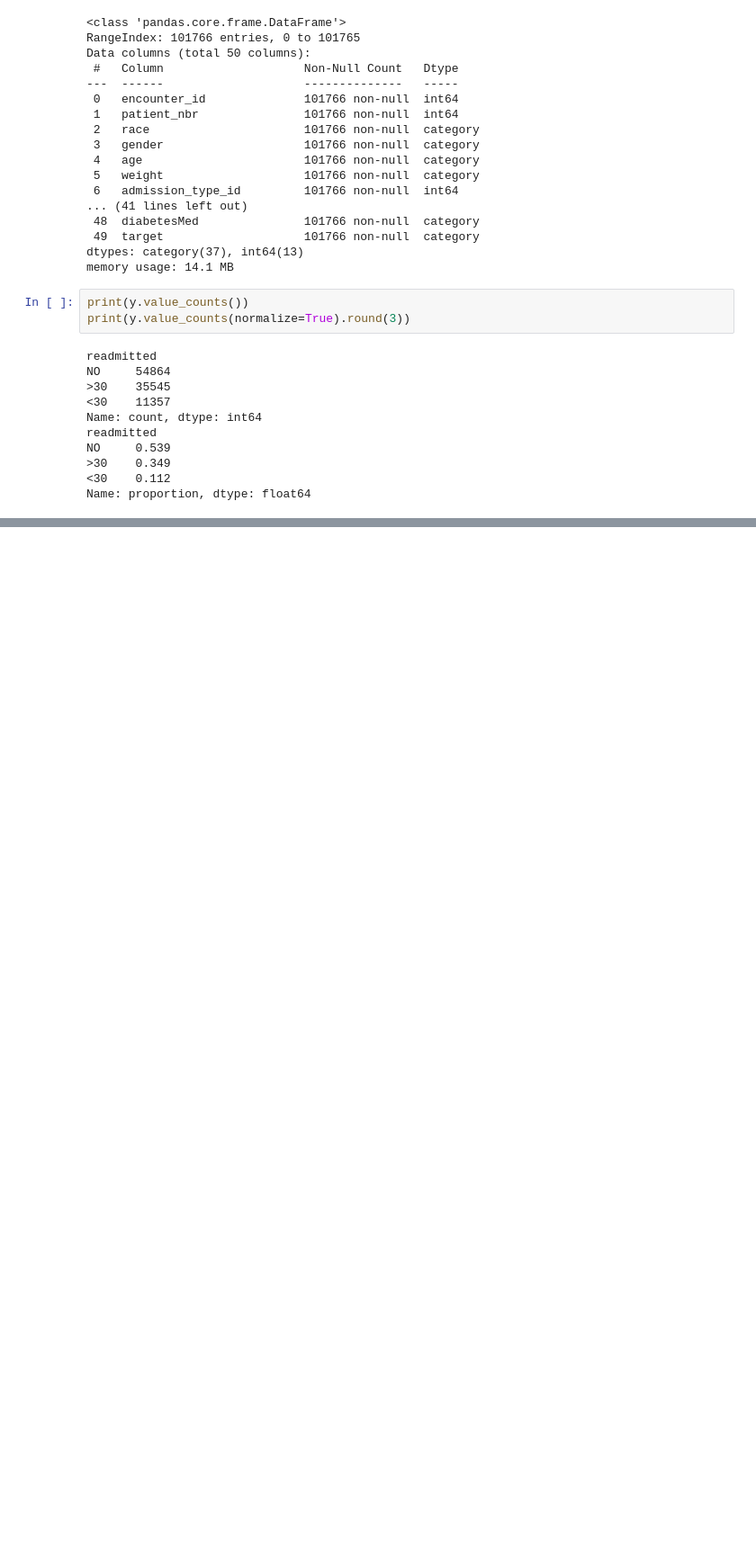
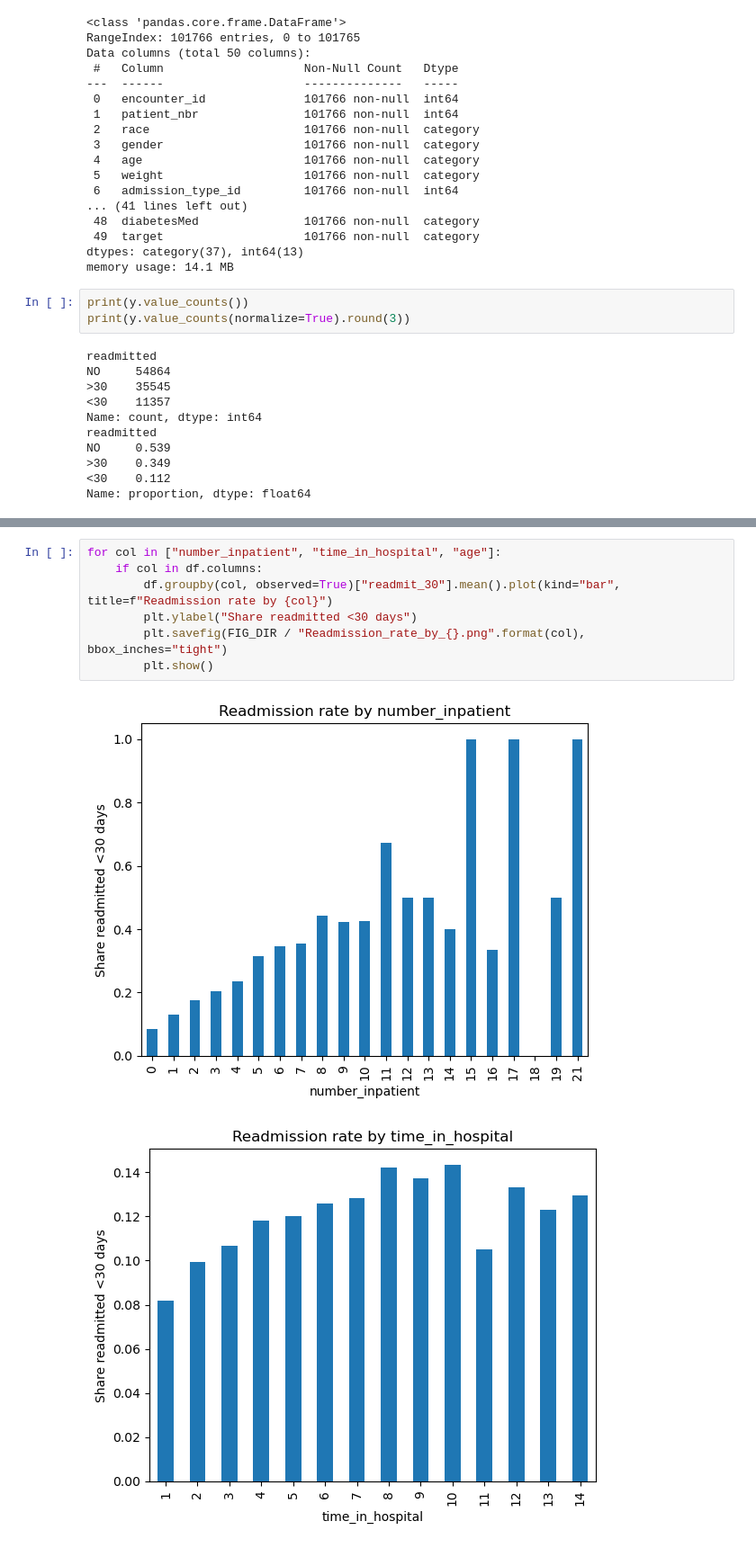
Before and after one commit to andreapenacastro/diabetes-readmission-ml, a Jupyter notebook: notebooks/01_eda.ipynb, the cells around one changed output, grey strips where cells are left out. Shown at 90% size. Drawn from its saved outputs; the diff is of its cells as text; blank space fills up the shorter version.

```diff
--- a/notebooks/01_eda.ipynb
+++ b/notebooks/01_eda.ipynb
@@ -80,0 +105,10 @@ plt.show()
+# %%
+for col in ["number_inpatient", "time_in_hospital", "age"]:
+    if col in df.columns:
+        df.groupby(col, observed=True)["readmit_30"].mean().plot(kind="bar", title=f"Readmission rate by {col}")
+        plt.ylabel("Share readmitted <30 days")
+        plt.savefig(FIG_DIR / "Readmission_rate_by_{}.png".format(col), bbox_inches="tight")
+        plt.show()
+# %% [output]
+[figure, added]
+[figure, added]
```
Also changed, not shown: parts of 8 cells of this notebook.
